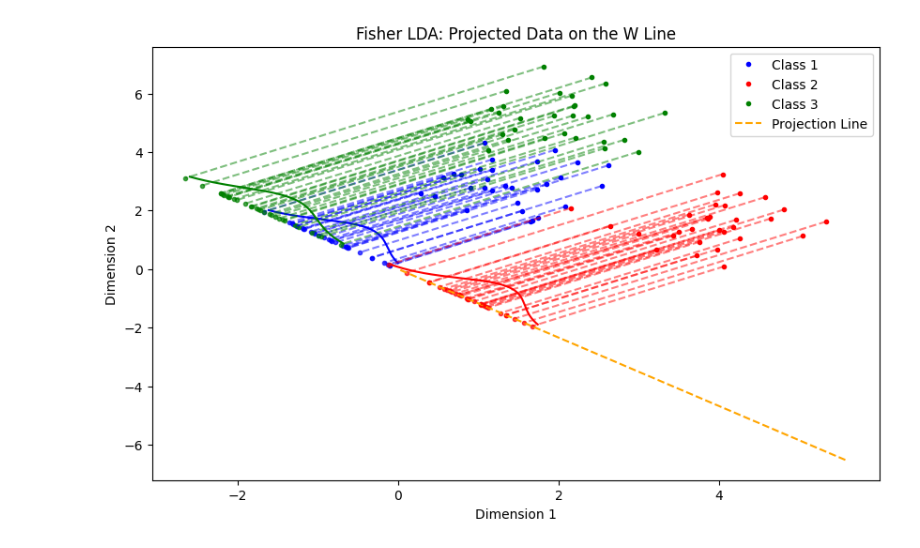
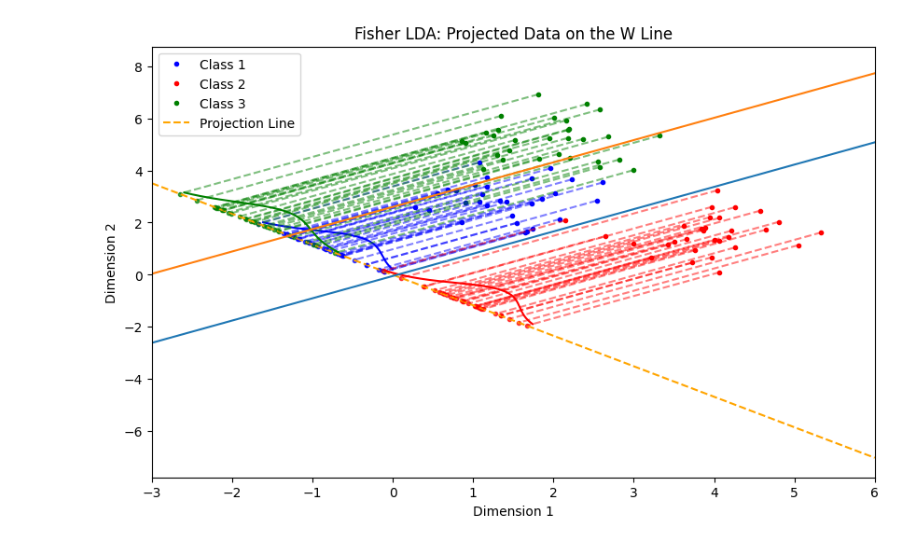
Before and after one commit to goli3148/MachineLearning, a Jupyter notebook: 28_MultiClassFisherClassification/main.ipynb, the cells around one changed output. Cells and saved outputs as stored; diff of their text form; code cells hidden in the pictures.

```diff
--- a/28_MultiClassFisherClassification/main.ipynb
+++ b/28_MultiClassFisherClassification/main.ipynb
@@ -76,6 +76,7 @@ projected_data = fisher_lda.project(data)
 
 # Visualize the original data, projection line, and projected data on the W line
 plt.figure(figsize=(10, 6))
+plt.gca().set_xlim(-3,6)
 plt.plot(class1[:, 0], class1[:, 1], 'b.', label='Class 1')
 plt.plot(class2[:, 0], class2[:, 1], 'r.', label='Class 2')
 plt.plot(class3[:, 0], class3[:, 1], 'g.', label='Class 3')
@@ -84,6 +85,35 @@ plt.plot(class3[:, 0], class3[:, 1], 'g.', label='Class 3')
 x_vals = np.array(plt.gca().get_xlim())
 y_vals = (x_vals * fisher_lda.best_eigenvector[1] / fisher_lda.best_eigenvector[0])
 plt.plot(x_vals, y_vals, '--', color='orange', label='Projection Line')
+
+
+def calculate_angle(x1, y1, x2, y2):
+    # Calculate the angle using arctan2
+    angle_radians = math.atan2(y2 - y1, x2 - x1)
+    # Convert radians to degrees
+    angle_degrees = math.degrees(angle_radians)
+    # Ensure the angle is between 0 and 360 degrees
+    angle_degrees = (angle_degrees + 360) % 360
+    return angle_degrees
+
+# Example points
+x1 = x_vals[0]
+y1 = y_vals[0]
+x2 = x_vals[1]
+y2 = y_vals[1]
+
+angle = calculate_angle(x1, y1, x2, y2)
+
+MUX = []
+
+def rotate_point(x, y, angle):
+    # Convert angle from degrees to radians
+    angle_rad = math.radians(angle)
+    # Apply rotation formulas
+    x_rotated = x * math.cos(angle_rad) - y * math.sin(angle_rad)
+    y_rotated = x * math.sin(angle_rad) + y * math.cos(angle_rad)
+    return x_rotated, y_rotated
+
 
 # Project the original data onto the W line and plot with different colors
 for cls, color in zip([class1, class2, class3], ['blue', 'red', 'green']):
@@ -92,56 +122,41 @@ for cls, color in zip([class1, class2, class3], ['blue', 'red', 'green']):
     for point, projection in zip(cls, projected_class):
         proj_point = projection * fisher_lda.best_eigenvector  # Point on W
         plt.plot([point[0], proj_point[0]], [point[1], proj_point[1]], 'k--', alpha=0.5,color=color)
         plt.scatter(proj_point[0], proj_point[1], color=color, s=9, alpha=0.7)
 
     projection = projected_class
     mu_proj_a, sigma_proj_a = norm.fit(projection)
 
     # Plot Gaussian distributions on the projection line
     x_gauss = np.linspace(projection.min(), projection.max(), 1000)
     y_gauss_a = norm.pdf(x_gauss, mu_proj_a, sigma_proj_a)
 
-    def calculate_angle(x1, y1, x2, y2):
-        # Calculate the angle using arctan2
-        angle_radians = math.atan2(y2 - y1, x2 - x1)
-        # Convert radians to degrees
-        angle_degrees = math.degrees(angle_radians)
-        # Ensure the angle is between 0 and 360 degrees
-        angle_degrees = (angle_degrees + 360) % 360
-        return angle_degrees
-
-    # Example points
-    x1 = x_vals[0]
-    y1 = y_vals[0]
-    x2 = x_vals[1]
-    y2 = y_vals[1]
-
-    angle = calculate_angle(x1, y1, x2, y2)
-
-    def rotate_point(x, y, angle):
-        # Convert angle from degrees to radians
-        angle_rad = math.radians(angle)
-        # Apply rotation formulas
-        x_rotated = x * math.cos(angle_rad) - y * math.sin(angle_rad)
-        y_rotated = x * math.sin(angle_rad) + y * math.cos(angle_rad)
-        return x_rotated, y_rotated
-
     rotated_x_gauss_a = []
     rotated_y_gauss_a = []
 
     for x, y in zip(x_gauss, y_gauss_a):
         rotated_x, rotated_y = rotate_point(x, y, angle)
         rotated_x_gauss_a.append(rotated_x)
         rotated_y_gauss_a.append(rotated_y)
 
     plt.plot(rotated_x_gauss_a, rotated_y_gauss_a, c=color)
 
+    MUX.append(mu_proj_a)
+
+
+MUX1, MUY1 = rotate_point((MUX[0]+MUX[1])/2, -10 , angle)
+MUX2, MUY2 = rotate_point((MUX[0]+MUX[1])/2, +10, angle)
+plt.plot([MUX1, MUX2], [MUY1, MUY2])
+
+MUX1, MUY1 = rotate_point((MUX[0]+MUX[2])/2, -10 , angle)
+MUX2, MUY2 = rotate_point((MUX[0]+MUX[2])/2, +10, angle)
+plt.plot([MUX1, MUX2], [MUY1, MUY2])
 
 
 plt.xlabel('Dimension 1')
 plt.ylabel('Dimension 2')
 plt.title('Fisher LDA: Projected Data on the W Line')
 plt.legend()
 plt.show()
 # %% [output]
-[figure, old version]
+[figure, new version]
```
Also changed, not shown: 1 other file.
